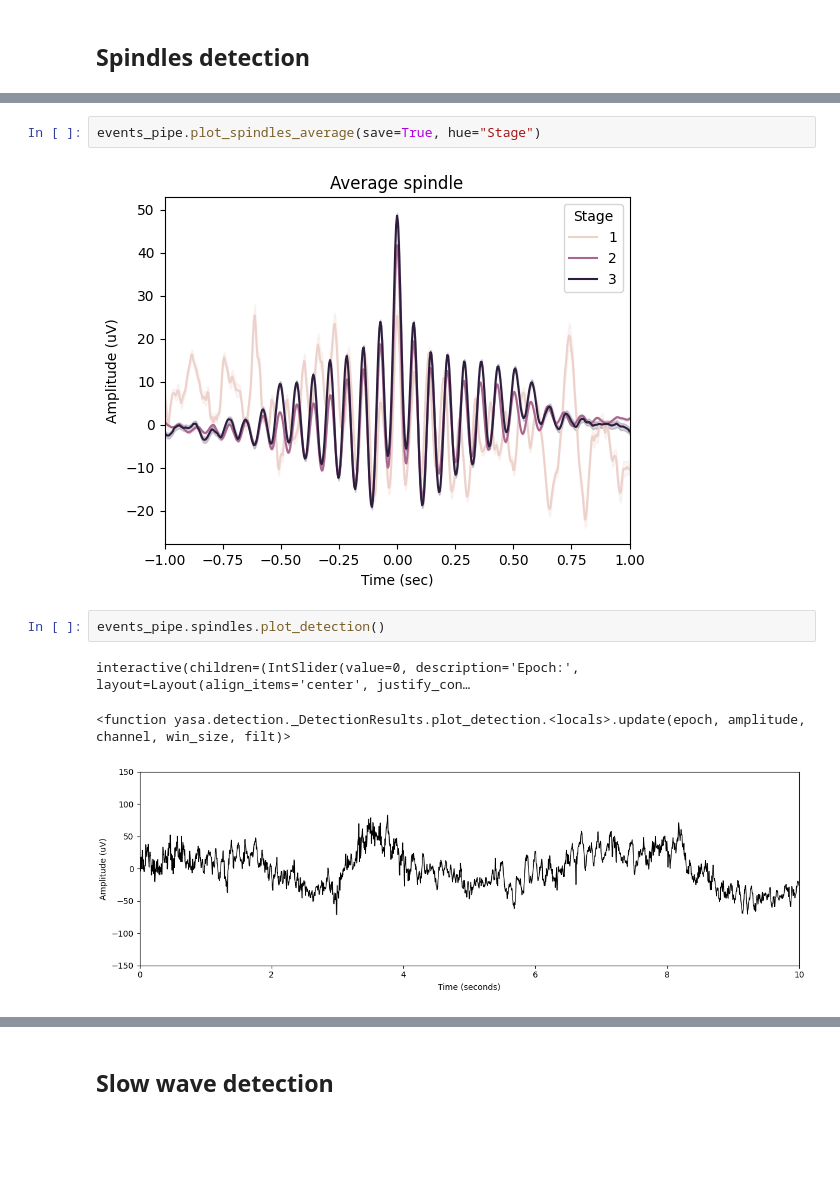
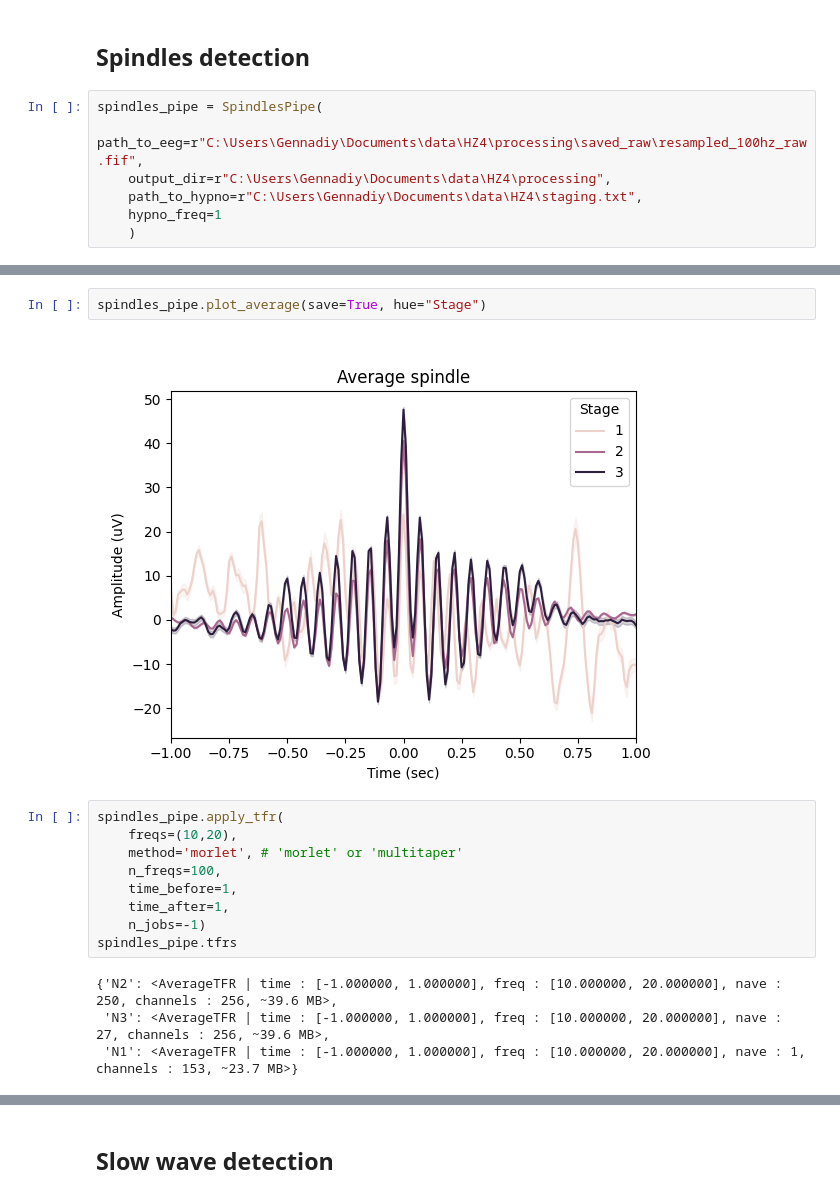
Before and after one commit to NirLab-TAU/sleepeegpy, a Jupyter notebook: notebooks/events.ipynb, the cells around one changed output, grey strips where cells are left out. Drawn from its saved outputs; the diff is of its cells as text; blank space fills up the shorter version.

```diff
--- a/notebooks/events.ipynb
+++ b/notebooks/events.ipynb
@@ -58,2 +29,9 @@ Ready.
 # %% [markdown]
 ## Spindles detection
+# %%
+spindles_pipe = SpindlesPipe(
+    path_to_eeg=r"C:\Users\Gennadiy\Documents\data\HZ4\processing\saved_raw\resampled_100hz_raw.fif",
+    output_dir=r"C:\Users\Gennadiy\Documents\data\HZ4\processing",
+    path_to_hypno=r"C:\Users\Gennadiy\Documents\data\HZ4\staging.txt",
+    hypno_freq=1
+    )
@@ -87,10 +73,17 @@ events_pipe.spindles_detect(
 # %%
-events_pipe.plot_spindles_average(save=True, hue="Stage")
+spindles_pipe.plot_average(save=True, hue="Stage")
 # %% [output]
-[figure, old version]
+[figure, new version]
-# %%
-events_pipe.spindles.plot_detection()
-# %% [output]
-interactive(children=(IntSlider(value=0, description='Epoch:', layout=Layout(align_items='center', justify_con…
-<function yasa.detection._DetectionResults.plot_detection.<locals>.update(epoch, amplitude, channel, win_size, filt)>
-[figure, removed]
+# %%
+spindles_pipe.apply_tfr(
+    freqs=(10,20),
+    method='morlet', # 'morlet' or 'multitaper'
+    n_freqs=100,
+    time_before=1,
+    time_after=1,
+    n_jobs=-1)
+spindles_pipe.tfrs
+# %% [output]
+{'N2': <AverageTFR | time : [-1.000000, 1.000000], freq : [10.000000, 20.000000], nave : 250, channels : 256, ~39.6 MB>,
+ 'N3': <AverageTFR | time : [-1.000000, 1.000000], freq : [10.000000, 20.000000], nave : 27, channels : 256, ~39.6 MB>,
+ 'N1': <AverageTFR | time : [-1.000000, 1.000000], freq : [10.000000, 20.000000], nave : 1, channels : 153, ~23.7 MB>}
```
Also changed, not shown: parts of 23 cells of this notebook, 4 other files.
